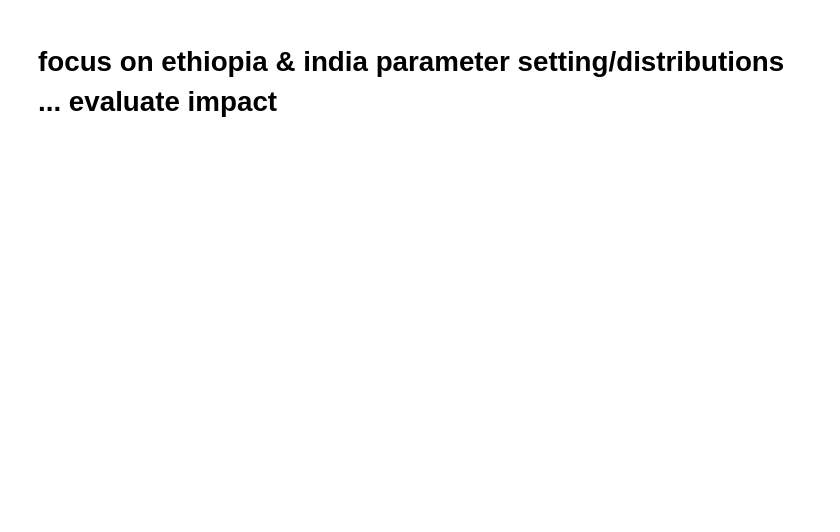
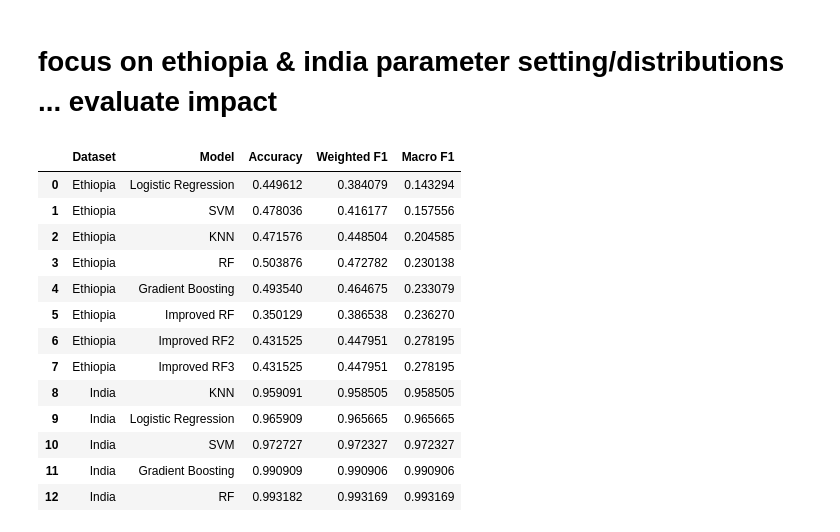
Before and after one commit to kellyegorman/data_mining, a Jupyter notebook: project_3/machine_learning.ipynb, the cells around one changed output. Cells and saved outputs as stored; diff of their text form; code cells hidden in the pictures; blank space fills up the shorter version.

```diff
--- a/project_3/machine_learning.ipynb
+++ b/project_3/machine_learning.ipynb
@@ -1,3 +23,7 @@
+# %%
+#Model storage
+all_results = []
+all_reports = []
 # %% [markdown]
 # Random Forest
 # %%
@@ -686,6 +780,17 @@ print(f"macro F1 is {macro_f1:.4f}")
 print("\nclassification report:")
 print(classification_report(y_test, y_pred, zero_division=0))
 
+result_ethiopia_improved = {
+    "Dataset": "Ethiopia",
+    "Model": "Improved RF",
+    "Accuracy": accuracy,
+    "Weighted F1": weighted_f1,
+    "Macro F1": macro_f1
+}
+
+all_results.append(result_ethiopia_improved)
+
+
 # labels = model.classes_
 # cm = confusion_matrix(y_test, y_pred, labels=labels, normalize="true")
 
@@ -791,6 +896,15 @@ print(f"macro F1 is {macro_f1:.4f}")
 print("classification report:")
 print(classification_report(y_test, y_pred, zero_division=0))
 
+result_ethiopia_improved = {
+    "Dataset": "Ethiopia",
+    "Model": "Improved RF2",
+    "Accuracy": accuracy,
+    "Weighted F1": weighted_f1,
+    "Macro F1": macro_f1
+}
+
+all_results.append(result_ethiopia_improved)
 # labels = model.classes_
 # cm = confusion_matrix(y_test, y_pred, labels=labels, normalize="true")
 
@@ -926,5 +1040,15 @@ print(f"macro F1 is {f1_score(y_test, y_pred, average='macro'):.4f}")
 
 print("\nclassification report:")
 print(classification_report(y_test, y_pred, zero_division=0))
+
+result_ethiopia_improved = {
+    "Dataset": "Ethiopia",
+    "Model": "Improved RF3",
+    "Accuracy": accuracy,
+    "Weighted F1": weighted_f1,
+    "Macro F1": macro_f1
+}
+
+all_results.append(result_ethiopia_improved)
 # %% [output]
         model             features  cv_accuracy  cv_macro_f1
@@ -1107,2 +1233,25 @@ NameError: name 'synth' is not defined
 # %% [markdown]
 # focus on ethiopia & india parameter setting/distributions ... evaluate impact
+# %%
+results_df = pd.DataFrame(all_results)
+
+results_df = results_df.sort_values(["Dataset", "Macro F1"]).reset_index(drop=True)
+
+display(results_df)
+
+results_df.to_csv("project_3/data/model_results_summary.csv", index=False)
+# %% [output]
+|  | Dataset | Model | Accuracy | Weighted F1 | Macro F1 |
+| 0 | Ethiopia | Logistic Regression | 0.449612 | 0.384079 | 0.143294 |
+| 1 | Ethiopia | SVM | 0.478036 | 0.416177 | 0.157556 |
+| 2 | Ethiopia | KNN | 0.471576 | 0.448504 | 0.204585 |
+| 3 | Ethiopia | RF | 0.503876 | 0.472782 | 0.230138 |
+| 4 | Ethiopia | Gradient Boosting | 0.493540 | 0.464675 | 0.233079 |
+| 5 | Ethiopia | Improved RF | 0.350129 | 0.386538 | 0.236270 |
+| 6 | Ethiopia | Improved RF2 | 0.431525 | 0.447951 | 0.278195 |
+| 7 | Ethiopia | Improved RF3 | 0.431525 | 0.447951 | 0.278195 |
+| 8 | India | KNN | 0.959091 | 0.958505 | 0.958505 |
+| 9 | India | Logistic Regression | 0.965909 | 0.965665 | 0.965665 |
+| 10 | India | SVM | 0.972727 | 0.972327 | 0.972327 |
+| 11 | India | Gradient Boosting | 0.990909 | 0.990906 | 0.990906 |
+| 12 | India | RF | 0.993182 | 0.993169 | 0.993169 |
```
Also changed, not shown: parts of 19 cells of this notebook, 4 other files.
